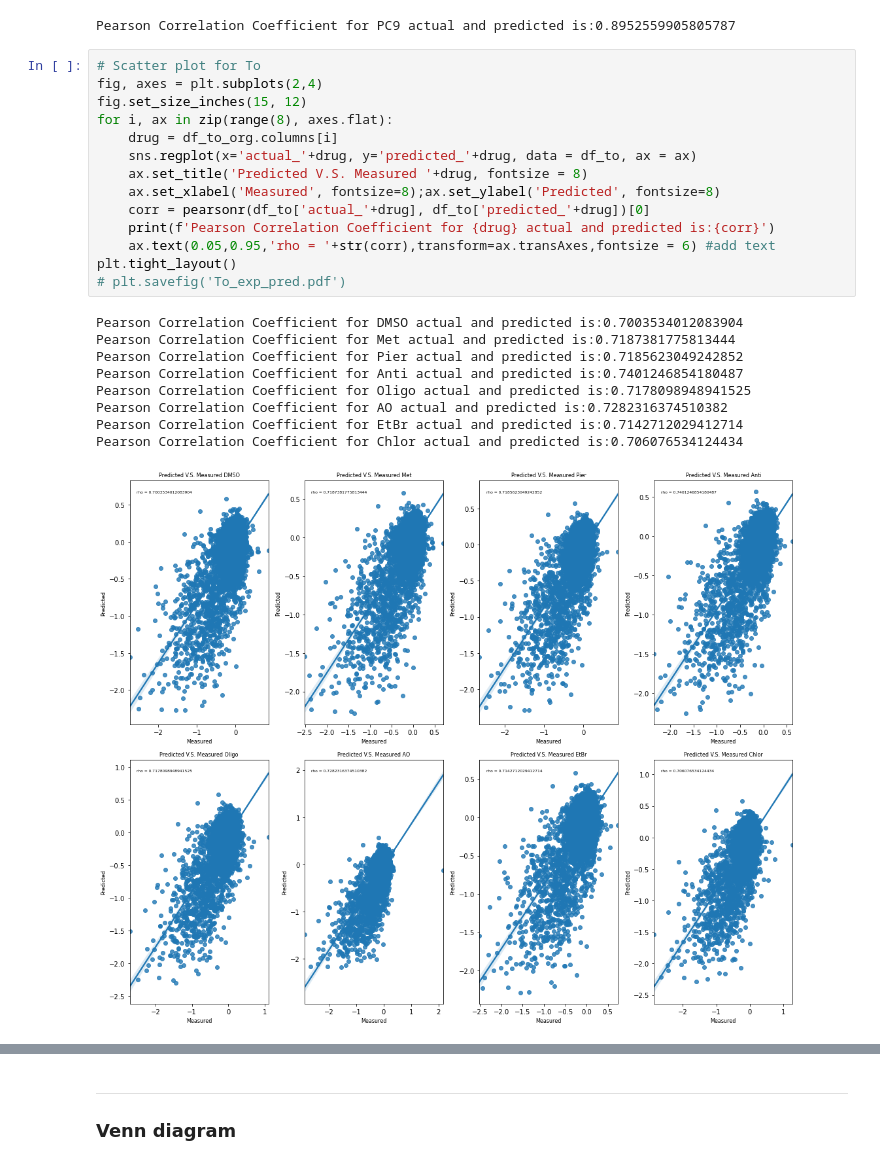
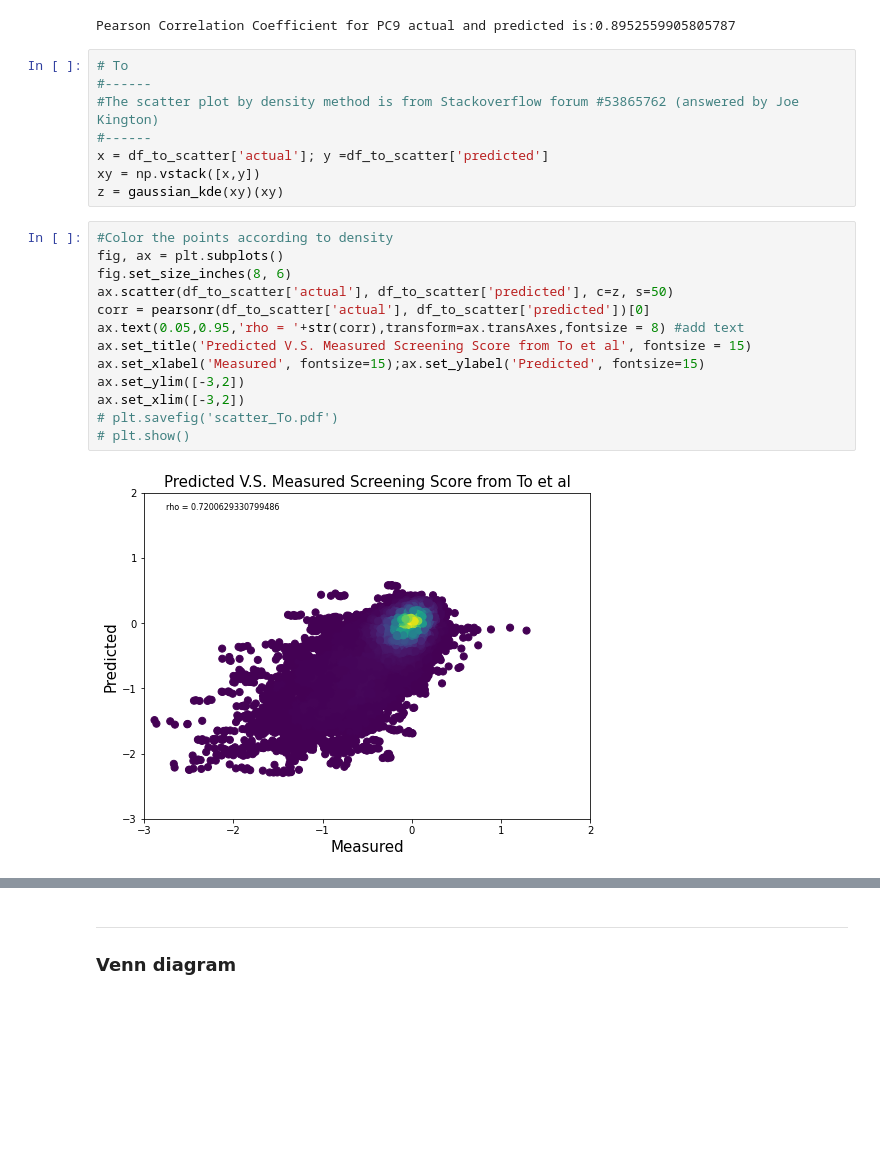
Before and after one commit to pritchardlabatpsu/cga_app, a Jupyter notebook: notebooks/R9-external_corr_venn_plot-YR.ipynb, the cells around one changed output, grey strips where cells are left out. Saved outputs shown, nothing was run; the diff lists cells and outputs as text; blank space fills up the shorter version.

```diff
--- a/notebooks/R9-external_corr_venn_plot-YR.ipynb
+++ b/notebooks/R9-external_corr_venn_plot-YR.ipynb
@@ -50,27 +58,26 @@ Text(0, 0.5, 'Predicted')
 print(f'Pearson Correlation Coefficient for PC9 actual and predicted is:{corr}')
 # %% [output]
 Pearson Correlation Coefficient for PC9 actual and predicted is:0.8952559905805787
-# %%
-# Scatter plot for To
-fig, axes = plt.subplots(2,4)
-fig.set_size_inches(15, 12)
-for i, ax in zip(range(8), axes.flat):
-    drug = df_to_org.columns[i]
-    sns.regplot(x='actual_'+drug, y='predicted_'+drug, data = df_to, ax = ax)
-    ax.set_title('Predicted V.S. Measured '+drug, fontsize = 8)
-    ax.set_xlabel('Measured', fontsize=8);ax.set_ylabel('Predicted', fontsize=8)
-    corr = pearsonr(df_to['actual_'+drug], df_to['predicted_'+drug])[0]
-    print(f'Pearson Correlation Coefficient for {drug} actual and predicted is:{corr}')
-    ax.text(0.05,0.95,'rho = '+str(corr),transform=ax.transAxes,fontsize = 6) #add text
-plt.tight_layout()
-# plt.savefig('To_exp_pred.pdf')
-# %% [output]
-Pearson Correlation Coefficient for DMSO actual and predicted is:0.7003534012083904
-Pearson Correlation Coefficient for Met actual and predicted is:0.7187381775813444
-Pearson Correlation Coefficient for Pier actual and predicted is:0.7185623049242852
-Pearson Correlation Coefficient for Anti actual and predicted is:0.7401246854180487
-Pearson Correlation Coefficient for Oligo actual and predicted is:0.7178098948941525
-Pearson Correlation Coefficient for AO actual and predicted is:0.7282316374510382
-Pearson Correlation Coefficient for EtBr actual and predicted is:0.7142712029412714
-Pearson Correlation Coefficient for Chlor actual and predicted is:0.706076534124434
-[figure, removed]
+# %%
+# To
+#------
+#The scatter plot by density method is from Stackoverflow forum #53865762 (answered by Joe Kington)
+#------
+x = df_to_scatter['actual']; y =df_to_scatter['predicted']
+xy = np.vstack([x,y])
+z = gaussian_kde(xy)(xy)
+# %%
+#Color the points according to density
+fig, ax = plt.subplots()
+fig.set_size_inches(8, 6)
+ax.scatter(df_to_scatter['actual'], df_to_scatter['predicted'], c=z, s=50)
+corr = pearsonr(df_to_scatter['actual'], df_to_scatter['predicted'])[0]
+ax.text(0.05,0.95,'rho = '+str(corr),transform=ax.transAxes,fontsize = 8) #add text
+ax.set_title('Predicted V.S. Measured Screening Score from To et al', fontsize = 15)
+ax.set_xlabel('Measured', fontsize=15);ax.set_ylabel('Predicted', fontsize=15)
+ax.set_ylim([-3,2])
+ax.set_xlim([-3,2])
+# plt.savefig('scatter_To.pdf')
+# plt.show()
+# %% [output]
+[figure, added]
```
Also changed, not shown: parts of 11 cells of this notebook.
